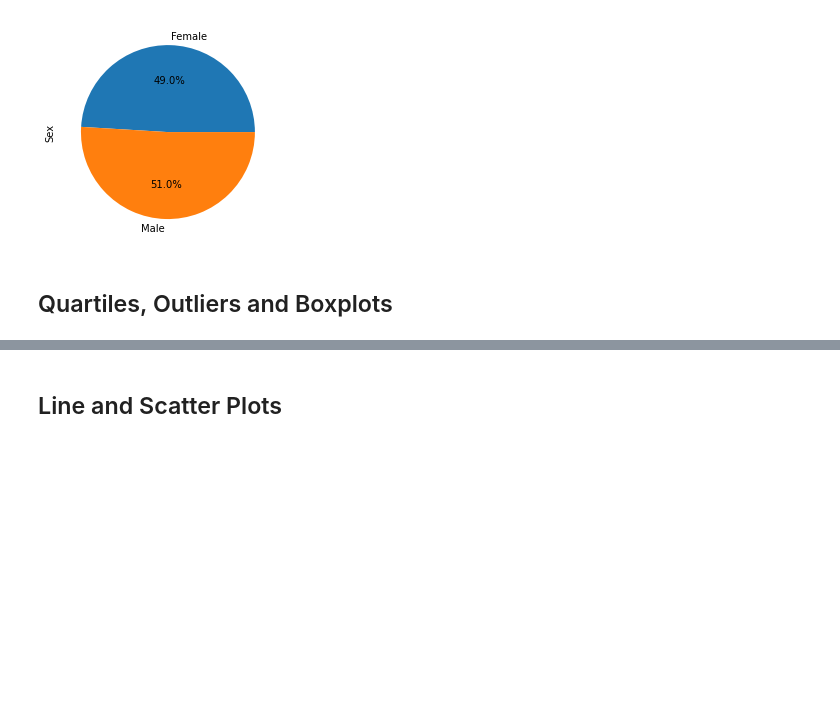
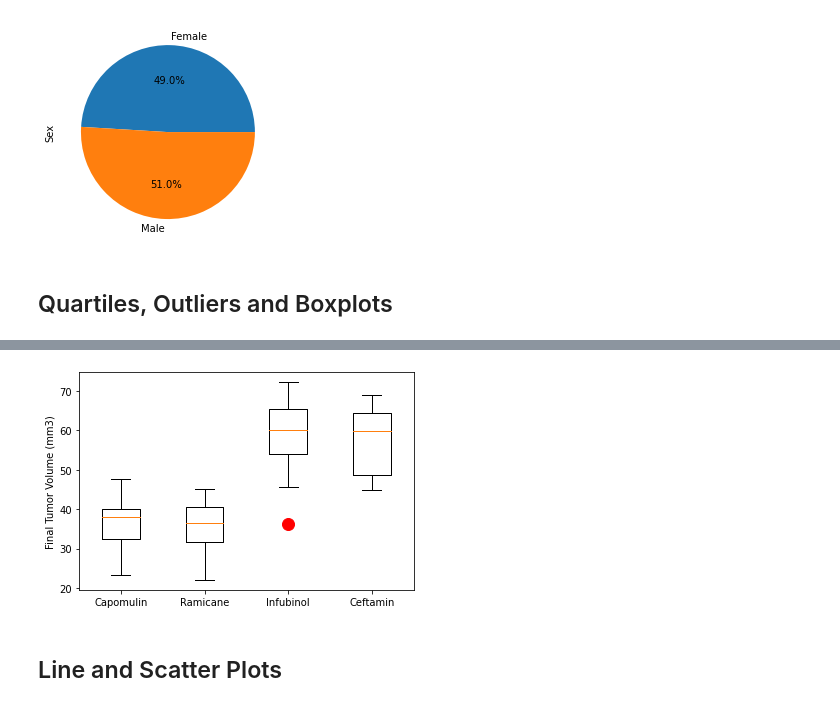
Before and after one commit to rhiana-schafer/matplotlib-challenge, a Jupyter notebook: Pymaceuticals/pymaceuticals_rs.ipynb, the cells around one changed output, grey strips where cells are left out. Cells and saved outputs as stored; diff of their text form; code cells hidden in the pictures; blank space fills up the shorter version.

```diff
--- a/Pymaceuticals/pymaceuticals_rs.ipynb
+++ b/Pymaceuticals/pymaceuticals_rs.ipynb
@@ -230,5 +237,13 @@ end_df = clean_mouse_study_df
 # %%
 # Generate a box plot of the final tumor volume of each mouse across four regimens of interest
+fig, ax = plt.subplots()
+bpl=plt.boxplot(treatment_data, labels=drugs, sym='r',
+                flierprops=dict(markerfacecolor='r', markersize=12))
+ax.set_ylabel('Final Tumor Volume (mm3)')
+plt.savefig("Images/tumor_vol_boxplot.png")
+plt.show()
+# %% [output]
+[figure, added]
 # %% [markdown]
 ## Line and Scatter Plots
 # %%
```
Also changed, not shown: parts of 11 cells of this notebook, 6 other files.
